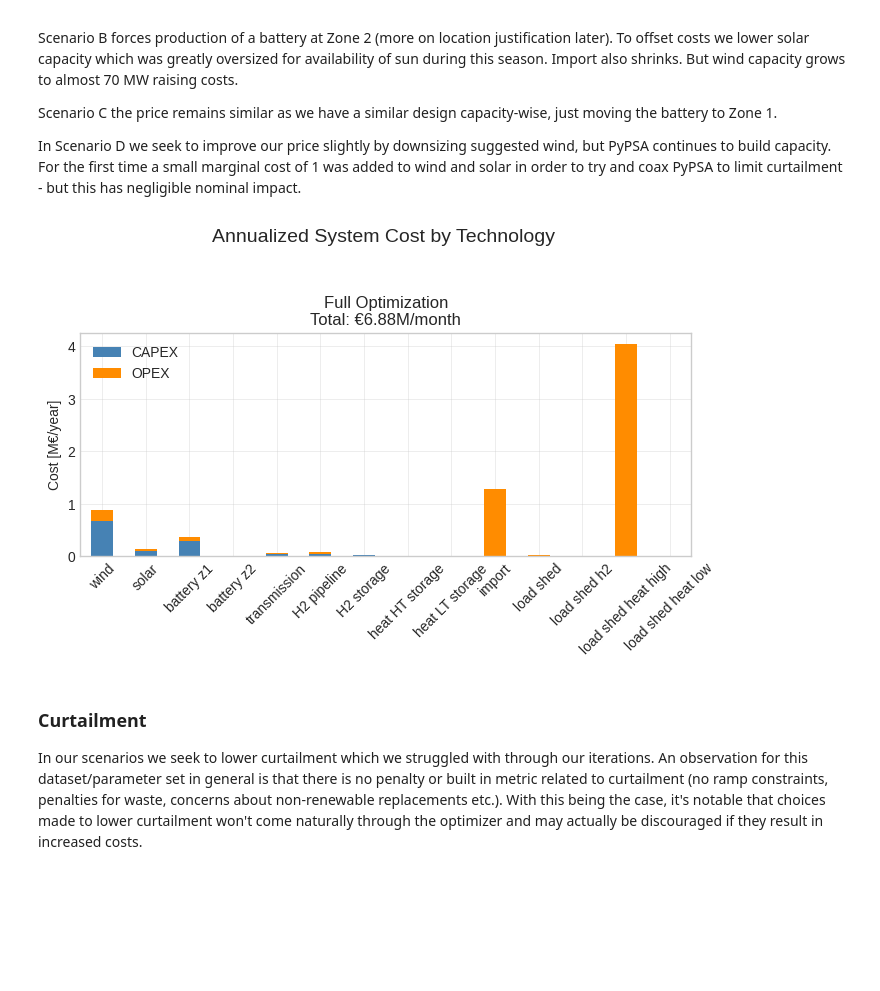
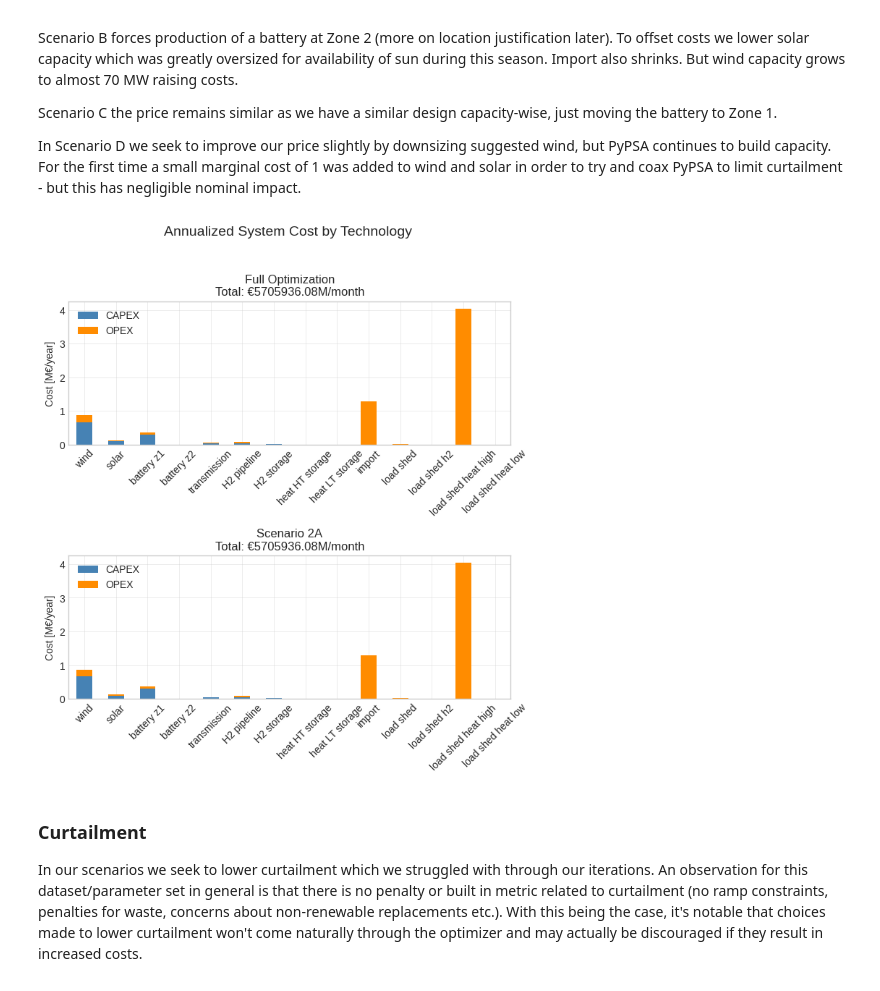
Before and after one commit to karivero/esi_final_repo, a Jupyter notebook: final_esi/ESI_Assignment/part2_combined_submission.ipynb, the cells around one changed output. Cells and saved outputs as stored; diff of their text form; code cells hidden in the pictures; blank space fills up the shorter version.

```diff
--- a/final_esi/ESI_Assignment/part2_combined_submission.ipynb
+++ b/final_esi/ESI_Assignment/part2_combined_submission.ipynb
@@ -1242,7 +1262,7 @@ print(n.loads_t.p.columns.tolist())
 # PyPSA scenario runs were saved as netCDF
 networks = {
     "Full Optimization": pypsa.Network("results/scenario_2F.nc"),
-    # "Scenario 2A": pypsa.Network("results/scenario_2A.nc"),
+    "Scenario 2A": pypsa.Network("results/scenario_2A.nc"),
     # "Scenario 2B": pypsa.Network("results/scenario_2B.nc"),
     # "Scenario 2C": pypsa.Network("results/scenario_2C.nc"),
     # "Scenario 2D": pypsa.Network("results/scenario_2D.nc"),
@@ -1407,35 +1428,35 @@ In Scenario D we seek to improve our price slightly by downsizing suggested wind
 # %%
 import math
 
 n_plots = len(networks)
 n_rows = 3
 n_cols = math.ceil(n_plots / n_rows)
 
 fig, axes = plt.subplots(n_rows, n_cols, figsize=(7 * n_cols, 10), sharey=True)
 
 axes = axes.flatten()  # makes iteration easy
 
 for ax, (label, n) in zip(axes, networks.items()):
     cost_df = build_cost_df(n, **cost_params)
-    total   = cost_df["CAPEX"].sum() + cost_df["OPEX"].sum()
+    total   = cost_df["CAPEX"].sum() + cost_df["OPEX"].sum() * 1e6
 
     cost_df[["CAPEX", "OPEX"]].plot(
         kind="bar", stacked=True, ax=ax,
         color=["steelblue", "darkorange"]
     )
     ax.set_title(f"{label}\nTotal: €{total:.2f}M/month")
     ax.set_ylabel("Cost [M€/year]")
     ax.tick_params(axis="x", rotation=45)
 
 # hide any unused subplots
 for ax in axes[len(networks):]:
     ax.set_visible(False)
 
 plt.suptitle("Annualized System Cost by Technology", fontsize=14, y=1.02)
 plt.tight_layout()
 plt.show()
 # %% [output]
-[figure, old version]
+[figure, new version]
 # %% [markdown]
 ### Curtailment
 In our scenarios we seek to lower curtailment which we struggled with through our iterations. An observation for this dataset/parameter set in general is that there is no penalty or built in metric related to curtailment (no ramp constraints, penalties for waste, concerns about non-renewable replacements etc.). With this being the case, it's notable that choices made to lower curtailment won't come naturally through the optimizer and may actually be discouraged if they result in increased costs.
```
Also changed, not shown: parts of 4 cells of this notebook, 5 other files.
